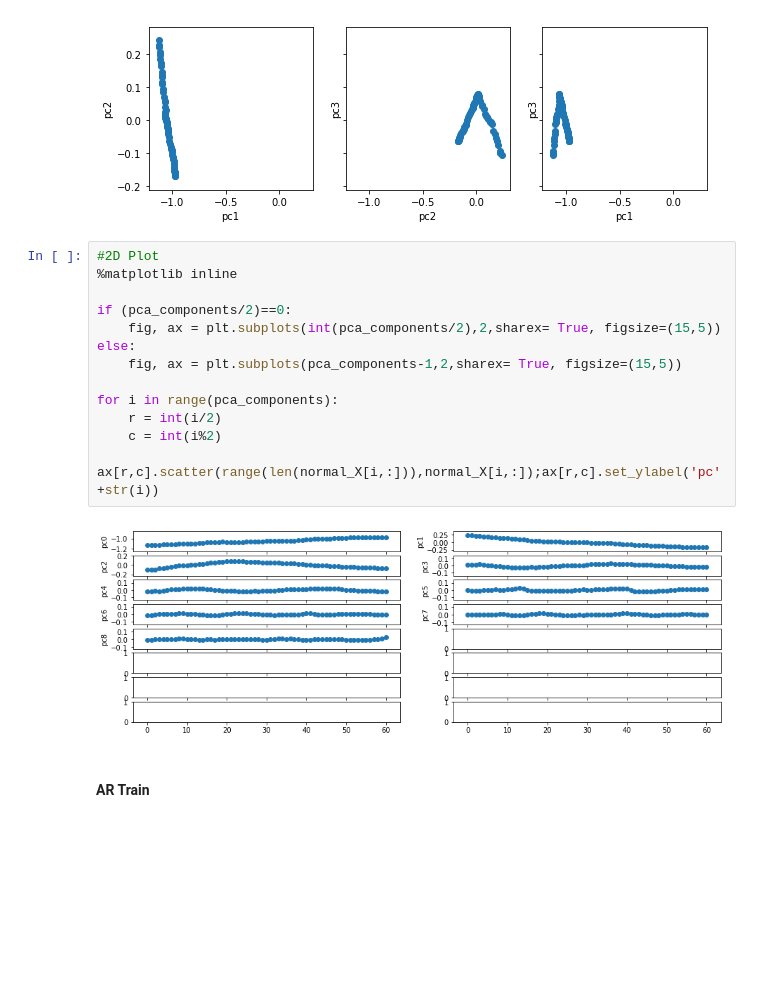
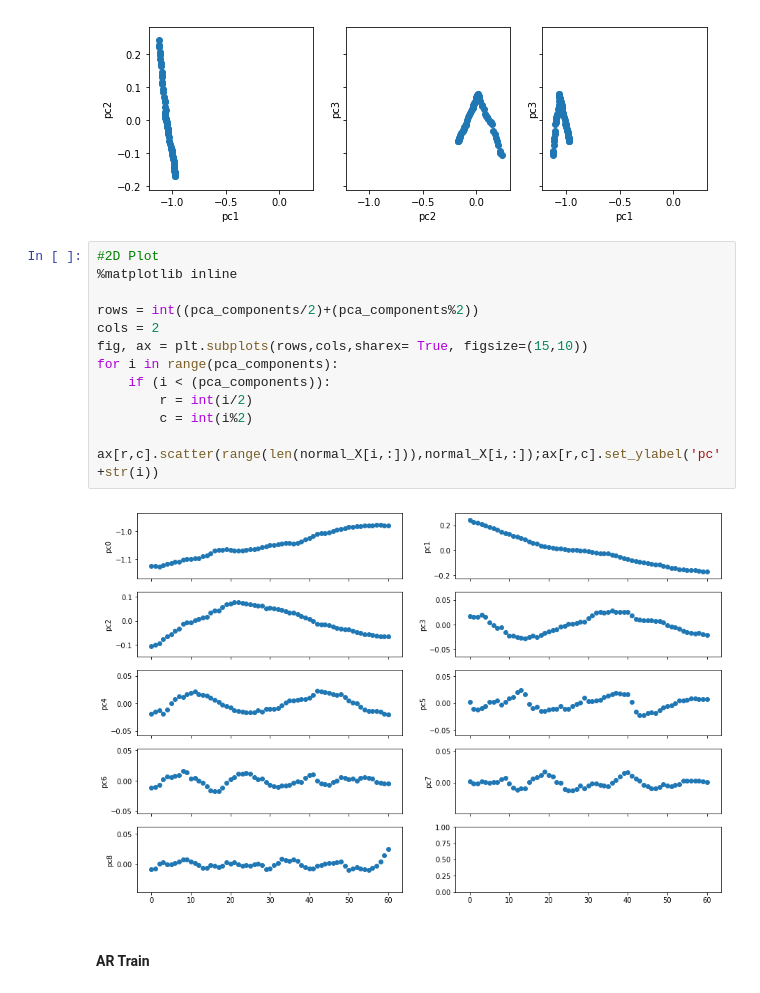
Before and after one commit to quinngroup/Neutrophils, a Jupyter notebook: ar/plots_and_ar.ipynb, the cells around one changed output. Saved outputs shown, nothing was run; the diff lists cells and outputs as text; blank space fills up the shorter version.

Commit message:
Minor plot changes

```diff
--- a/ar/plots_and_ar.ipynb
+++ b/ar/plots_and_ar.ipynb
@@ -247,18 +247,17 @@ ax[2].scatter(normal_X[0,:],normal_X[2,:]);ax[2].set_xlabel('pc1');ax[2].set_yla
 # %%
 #2D Plot
 %matplotlib inline
 
-if (pca_components/2)==0:
-    fig, ax = plt.subplots(int(pca_components/2),2,sharex= True, figsize=(15,5))
-else:
-    fig, ax = plt.subplots(pca_components-1,2,sharex= True, figsize=(15,5))
-
+rows = int((pca_components/2)+(pca_components%2))
+cols = 2
+fig, ax = plt.subplots(rows,cols,sharex= True, figsize=(15,10))
 for i in range(pca_components):
-    r = int(i/2)
-    c = int(i%2)
-    ax[r,c].scatter(range(len(normal_X[i,:])),normal_X[i,:]);ax[r,c].set_ylabel('pc'+str(i))
+    if (i < (pca_components)):
+        r = int(i/2)
+        c = int(i%2)
+        ax[r,c].scatter(range(len(normal_X[i,:])),normal_X[i,:]);ax[r,c].set_ylabel('pc'+str(i))
 # %% [output]
-[figure, old version]
+[figure, new version]
 # %% [markdown]
 #### AR Train
 # %%
```
Also changed, not shown: parts of 5 cells of this notebook.
